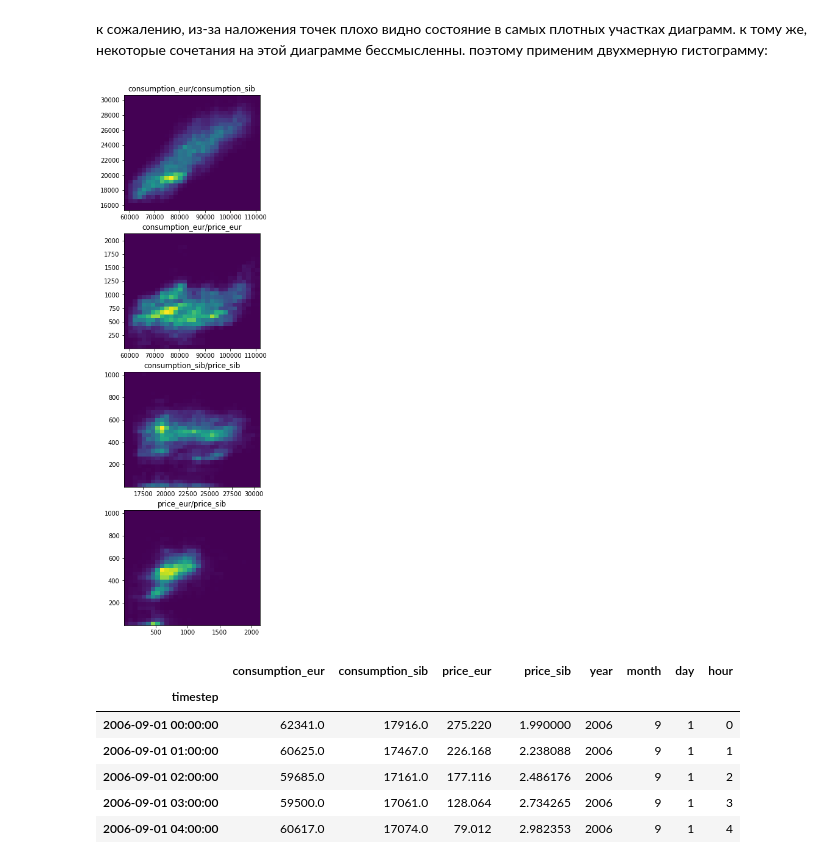
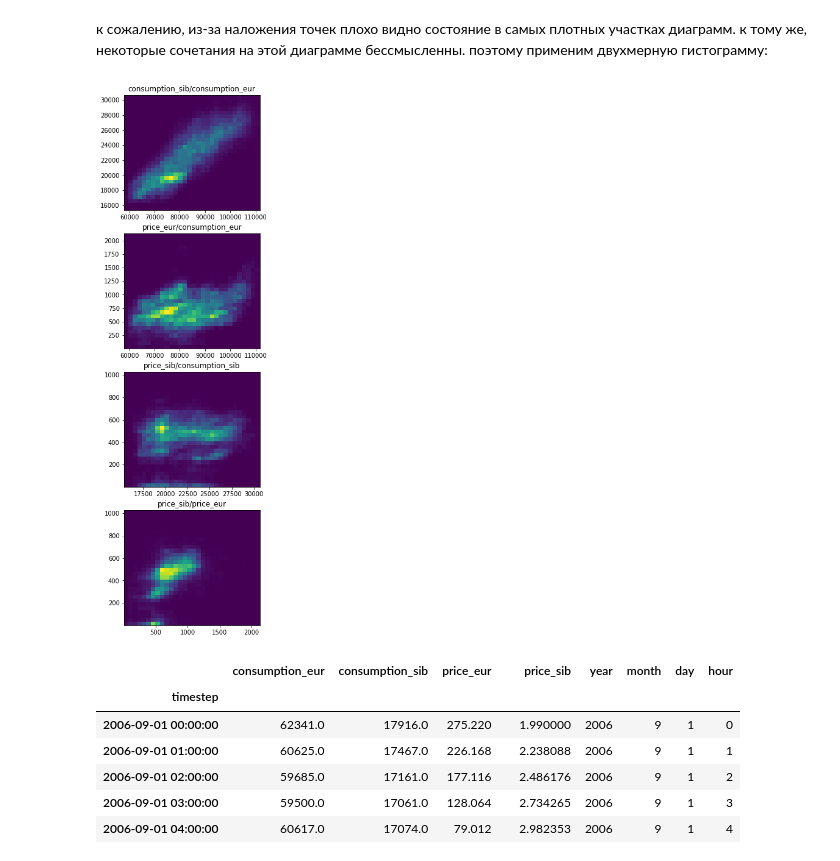
Before and after one commit to sky16k/pyda, a Jupyter notebook: PYDA15_viz_HW_2.ipynb, the cells around one changed output. Drawn from its saved outputs; the diff is of its cells as text; code cells hidden in the pictures.

```diff
--- a/PYDA15_viz_HW_2.ipynb
+++ b/PYDA15_viz_HW_2.ipynb
@@ -343,24 +341,23 @@ sns.pairplot(df_copy)
 к сожалению, из-за наложения точек плохо видно состояние в самых плотных участках диаграмм. к тому же, некоторые сочетания на этой диаграмме бессмысленны. поэтому применим двухмерную гистограмму:
 # %%
 fig, axs = plt.subplots(4)
-fig.set_figheight(16)
-fig.set_figwidth(4)
+fig.set_size_inches(4, 16)
 
 axs[0].hist2d(df_copy['consumption_eur'], df_copy['consumption_sib'], bins=(30,30))
-axs[0].set_title("consumption_eur/consumption_sib")
+axs[0].set_title("consumption_sib/consumption_eur")
 
 axs[1].hist2d(df_copy['consumption_eur'], df_copy['price_eur'], bins=(30,30))
-axs[1].set_title("consumption_eur/price_eur")
+axs[1].set_title("price_eur/consumption_eur")
 
 axs[2].hist2d(df_copy['consumption_sib'], df_copy['price_sib'], bins=(30,30))
-axs[2].set_title("consumption_sib/price_sib")
+axs[2].set_title("price_sib/consumption_sib")
 
 axs[3].hist2d(df_copy['price_eur'], df_copy['price_sib'], bins=(30,30))
-axs[3].set_title("price_eur/price_sib")
+axs[3].set_title("price_sib/price_eur")
 
 plt.show()
 # %% [output]
-[figure, old version]
+[figure, new version]
 # %%
 df_copy['year'] = df_copy.index.year
 df_copy['month'] = df_copy.index.month
```
Also changed, not shown: parts of 19 cells of this notebook.
